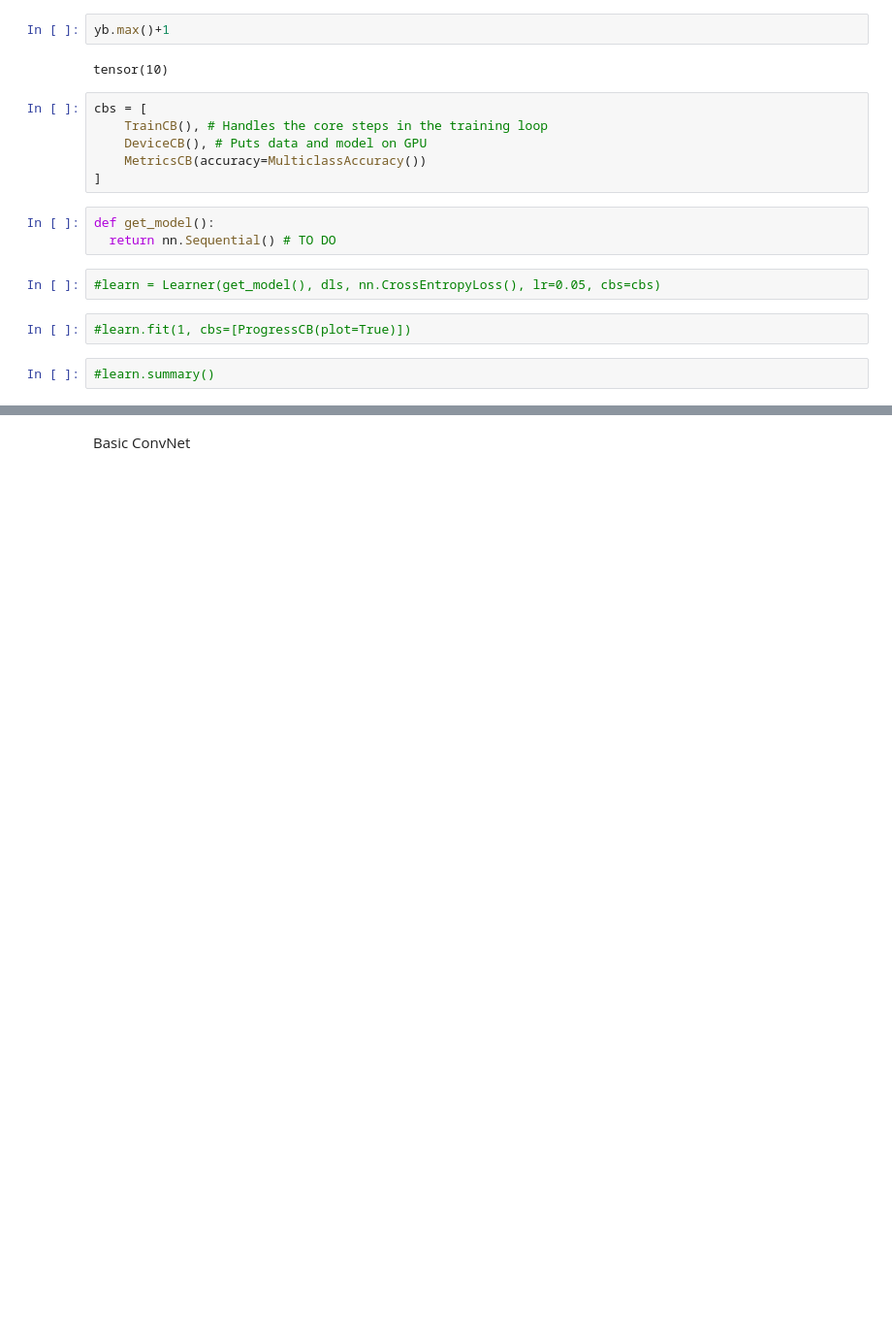
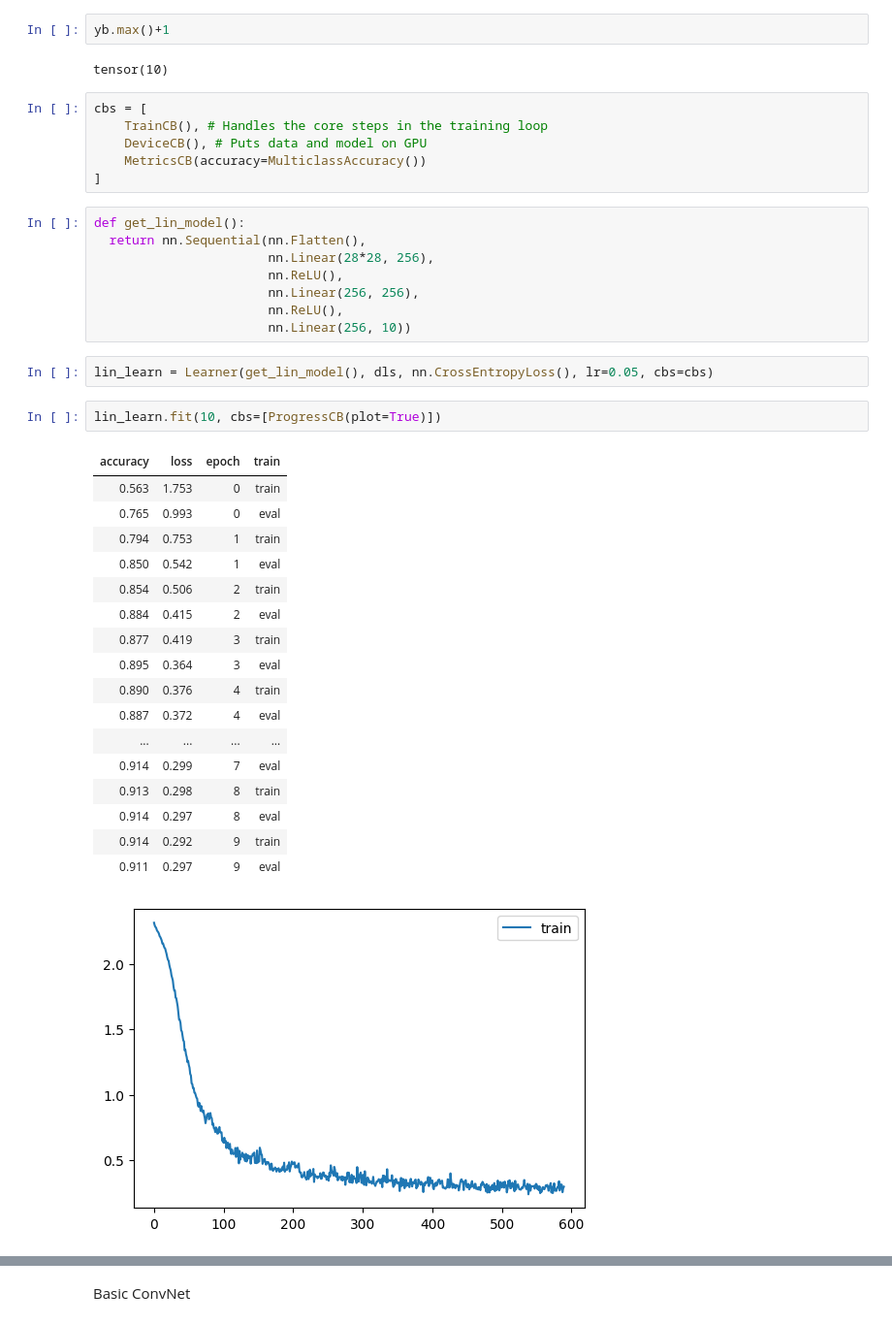
Before and after one commit to carpdiem/pytorch_model_investigations, a Jupyter notebook: NN_Exploration.ipynb, the cells around one changed output, grey strips where cells are left out. Shown: that part at 97% size. Cells and saved outputs as stored; diff of their text form; blank space fills up the shorter version.

```diff
--- a/NN_Exploration.ipynb
+++ b/NN_Exploration.ipynb
@@ -799,12 +801,34 @@ cbs = [
     DeviceCB(), # Puts data and model on GPU
     MetricsCB(accuracy=MulticlassAccuracy())
 ]
-# %%
-def get_model():
-  return nn.Sequential() # TO DO
+# %%
+def get_lin_model():
+  return nn.Sequential(nn.Flatten(),
+                       nn.Linear(28*28, 256),
+                       nn.ReLU(),
+                       nn.Linear(256, 256),
+                       nn.ReLU(),
+                       nn.Linear(256, 10))
 # %%
-#learn = Learner(get_model(), dls, nn.CrossEntropyLoss(), lr=0.05, cbs=cbs)
+lin_learn = Learner(get_lin_model(), dls, nn.CrossEntropyLoss(), lr=0.05, cbs=cbs)
 # %%
-#learn.fit(1, cbs=[ProgressCB(plot=True)])
+lin_learn.fit(10, cbs=[ProgressCB(plot=True)])
+# %% [output]
+| accuracy | loss | epoch | train |
+| 0.563 | 1.753 | 0 | train |
+| 0.765 | 0.993 | 0 | eval |
+| 0.794 | 0.753 | 1 | train |
+| 0.850 | 0.542 | 1 | eval |
+| 0.854 | 0.506 | 2 | train |
+| 0.884 | 0.415 | 2 | eval |
+| 0.877 | 0.419 | 3 | train |
+| 0.895 | 0.364 | 3 | eval |
+| 0.890 | 0.376 | 4 | train |
+| 0.887 | 0.372 | 4 | eval |
+| ... | ... | ... | ... |
+| 0.914 | 0.299 | 7 | eval |
+| 0.913 | 0.298 | 8 | train |
+| 0.914 | 0.297 | 8 | eval |
+| 0.914 | 0.292 | 9 | train |
+| 0.911 | 0.297 | 9 | eval |
+[figure, added]
-# %%
-#learn.summary()
```
Also changed, not shown: parts of 11 cells of this notebook.
